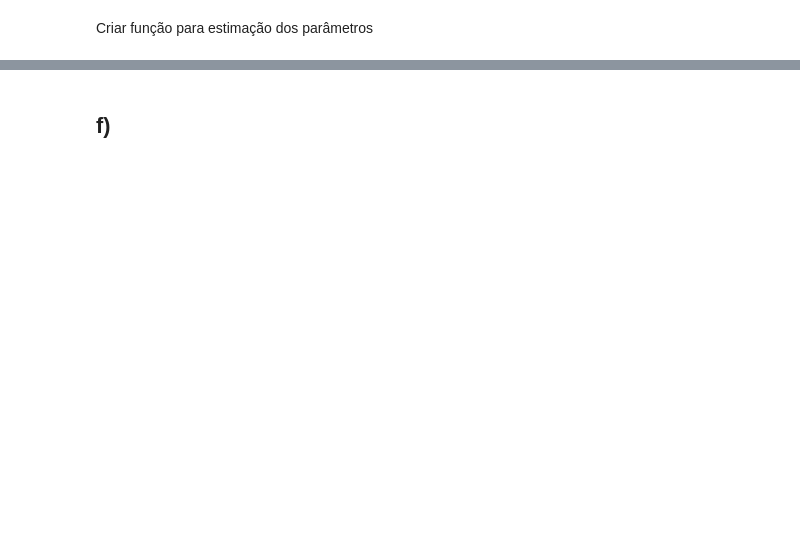
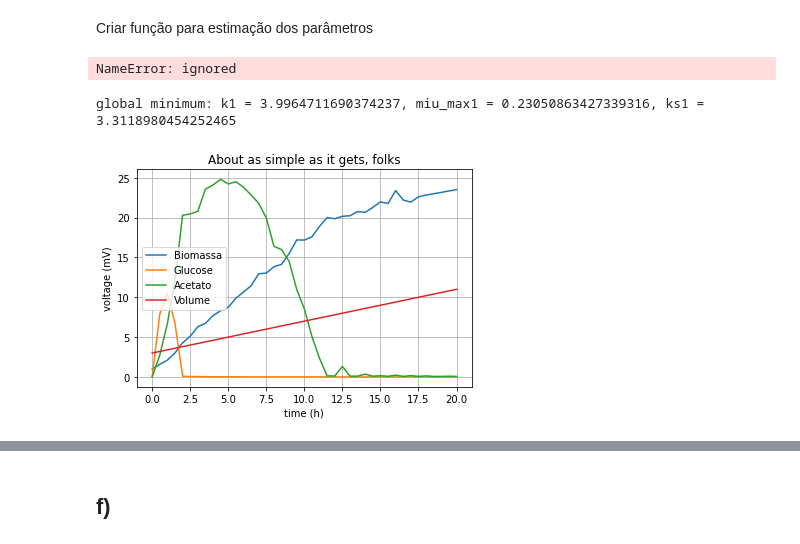
Before and after one commit to DiogoM1/MBINF_MPB_projeto, a Jupyter notebook: ficha.ipynb, the cells around one changed output, grey strips where cells are left out. Saved outputs shown, nothing was run; the diff lists cells and outputs as text; code cells hidden in the pictures; blank space fills up the shorter version.

```diff
--- a/ficha.ipynb
+++ b/ficha.ipynb
@@ -253,26 +316,50 @@ return tmax and tmin
 # %%
-# model = jm109
+model = jm109
 
-# t = timespan
+t = (0, 20, 0.5)
 
-# dados_exp = pd.read_excel or pd.read_csv
+dados_exp = pd.read_csv("dados_exp.csv")
 
-# y0 = initial conditions
+y0 = [1, 0, 0, 0, 3]
 
-# Y = initialize the storing array. consider np.zeros()
+Y = np.zeros((41,5))
 
-# Y[0,:] = append the initial conditions to the results
+Y[0,:] = y0
 
 #Bounds
 LB = [0, 0, 0]
 UB = [4, 4, 4]
 bounds = Bounds(LB, UB)
 
+# initial guess, that is the initial values for the parameters to be estimated. It can be those available in the pdf
+x0 = [3.164, 0.3, 0.2]
+
 # Simulated Annealing
 # consider scipy.optimize.basinhopping method, with the method BFGS, niter 200, seed 1 and the respective bounds.
 # To perform some testing consider lowering the number of iterations to 10, as SA can take a while
 
-# initial guess, that is the initial values for the parameters to be estimated. It can be those available in the pdf
-x0 = []
+minimizer_kwargs = {"method": "BFGS"}
+ret = basinhopping(estimate, x0, minimizer_kwargs=minimizer_kwargs,niter=200, accept_test=bounds, seed=1)
 
-# Consider using matplotlib for plotting.
+print(f"global minimum: k1 = {ret.x[0]}, miu_max1 = {ret.x[1]}, ks1 = {ret.x[2]}")
+# %% [output]
+NameError: ignored
+# %%
+print(f"global minimum: k1 = {ret.x[0]}, miu_max1 = {ret.x[1]}, ks1 = {ret.x[2]}")
+# %% [output]
+global minimum: k1 = 3.9964711690374237, miu_max1 = 0.23050863427339316, ks1 = 3.3118980454252465
+# %%
+# Consider using matplotlib for plotting.
+T = [x * 0.5 for x in range(0, 41)]
+labels = ['Biomassa', 'Glucose', 'Acetato', 'Volume']
+
+# Consider using matplotlib for plotting.
+fig, ax = plt.subplots()
+ax.plot(T, dados_exp.iloc[:,1:5])
+ax.legend(labels)
+ax.set(xlabel='time (h)', ylabel='voltage (mV)',title='About as simple as it gets, folks')
+ax.grid()
+fig.savefig("test.png", dpi=300)
+plt.show()
+# %% [output]
+[figure, added]
```
Also changed, not shown: parts of 17 cells of this notebook.
